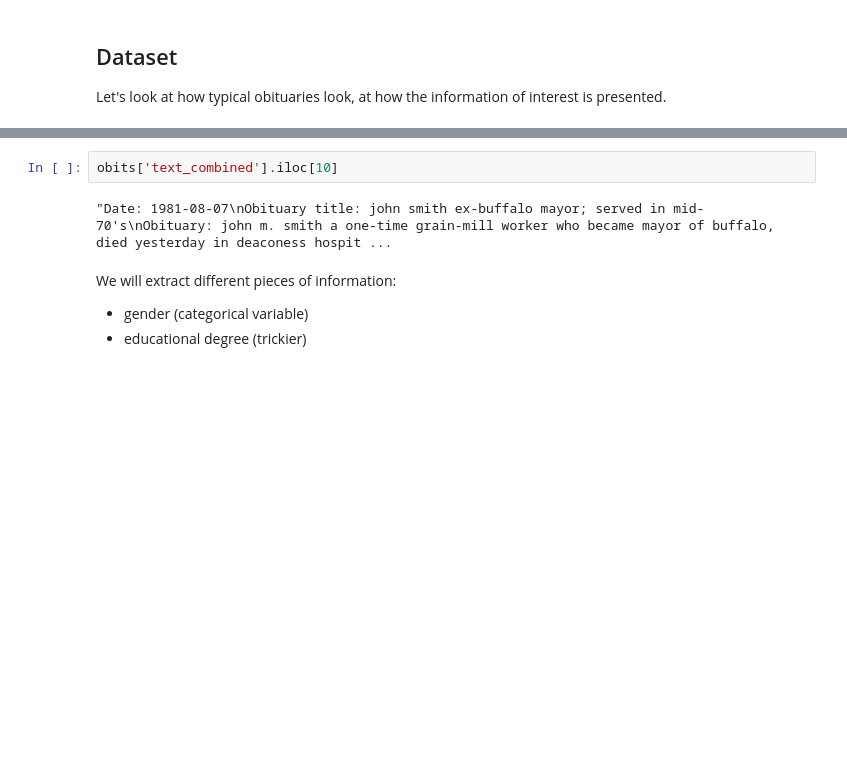
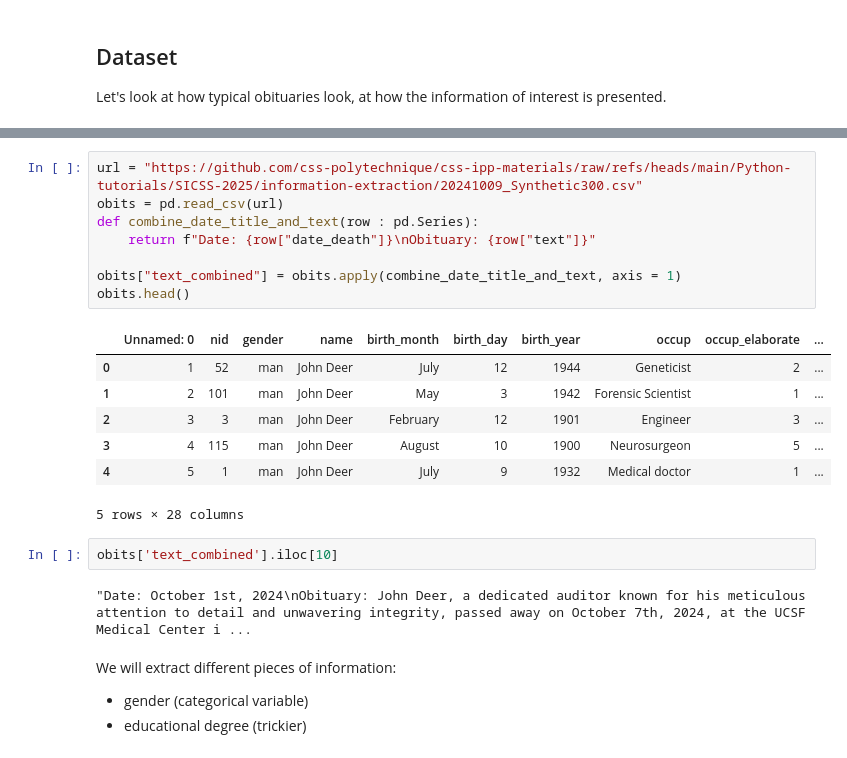
Before and after one commit to css-polytechnique/css-ipp-materials, a Jupyter notebook: Python-tutorials/SICSS-2025/information-extraction/IC2S2_Information_extraction.ipynb, the cells around one changed output, grey strips where cells are left out. Drawn from its saved outputs; the diff is of its cells as text; blank space fills up the shorter version.

```diff
--- a/Python-tutorials/SICSS-2025/information-extraction/IC2S2_Information_extraction.ipynb
+++ b/Python-tutorials/SICSS-2025/information-extraction/IC2S2_Information_extraction.ipynb
@@ -102,7 +89,23 @@ obits.head()
+# %%
+url = "https://github.com/css-polytechnique/css-ipp-materials/raw/refs/heads/main/Python-tutorials/SICSS-2025/information-extraction/20241009_Synthetic300.csv"
+obits = pd.read_csv(url)
+def combine_date_title_and_text(row : pd.Series):
+    return f"Date: {row["date_death"]}\nObituary: {row["text"]}"
+
+obits["text_combined"] = obits.apply(combine_date_title_and_text, axis = 1)
+obits.head()
+# %% [output]
+|  | Unnamed: 0 | nid | gender | name | birth_month | birth_day | birth_year | occup | occup_elaborate | ... |
+| 0 | 1 | 52 | man | John Deer | July | 12 | 1944 | Geneticist | 2 | ... |
+| 1 | 2 | 101 | man | John Deer | May | 3 | 1942 | Forensic Scientist | 1 | ... |
+| 2 | 3 | 3 | man | John Deer | February | 12 | 1901 | Engineer | 3 | ... |
+| 3 | 4 | 115 | man | John Deer | August | 10 | 1900 | Neurosurgeon | 5 | ... |
+| 4 | 5 | 1 | man | John Deer | July | 9 | 1932 | Medical doctor | 1 | ... |
+5 rows × 28 columns
 # %%
 obits['text_combined'].iloc[10]
 # %% [output]
-"Date: 1981-08-07\nObituary title: john smith ex-buffalo mayor; served in mid-70's\nObituary: john m. smith a one-time grain-mill worker who became mayor of buffalo, died yesterday in deaconess hospit ...
+"Date: October 1st, 2024\nObituary: John Deer, a dedicated auditor known for his meticulous attention to detail and unwavering integrity, passed away on October 7th, 2024, at the UCSF Medical Center i ...
 # %% [markdown]
 We will extract different pieces of information:
 
```
Also changed, not shown: parts of 15 cells of this notebook.
